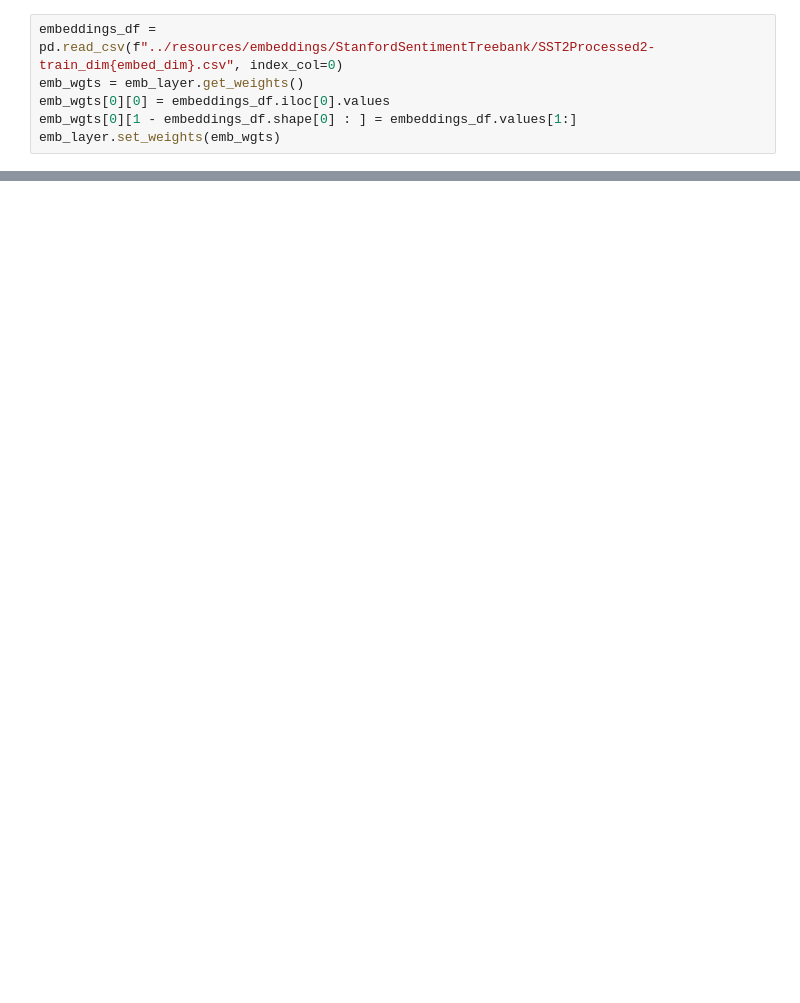
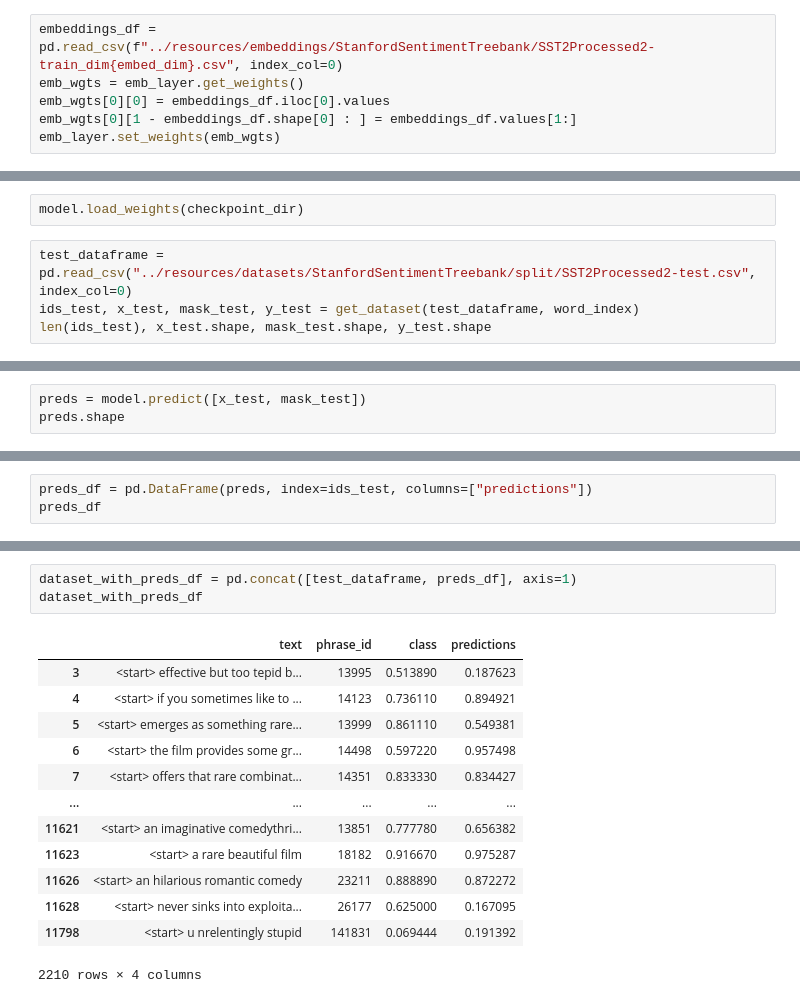
Before and after one commit to AzevedoArthur/nlp-final, a Jupyter notebook: exp2_cnn1D-v3.ipynb, the cells around one changed output, grey strips where cells are left out. Cells and saved outputs as stored; diff of their text form; blank space fills up the shorter version.

```diff
--- a/exp2_cnn1D-v3.ipynb
+++ b/exp2_cnn1D-v3.ipynb
@@ -210,0 +213,6 @@ Epoch 50: val_loss did not improve from 0.63397
+# %%
+model.load_weights(checkpoint_dir)
+# %%
+test_dataframe = pd.read_csv("../resources/datasets/StanfordSentimentTreebank/split/SST2Processed2-test.csv", index_col=0)
+ids_test, x_test, mask_test, y_test = get_dataset(test_dataframe, word_index)
+len(ids_test), x_test.shape, mask_test.shape, y_test.shape
@@ -210,0 +221,3 @@ Epoch 50: val_loss did not improve from 0.63397
+# %%
+preds = model.predict([x_test, mask_test])
+preds.shape
@@ -210,0 +226,3 @@ Epoch 50: val_loss did not improve from 0.63397
+# %%
+preds_df = pd.DataFrame(preds, index=ids_test, columns=["predictions"])
+preds_df
@@ -210,0 +243,17 @@ Epoch 50: val_loss did not improve from 0.63397
+# %%
+dataset_with_preds_df = pd.concat([test_dataframe, preds_df], axis=1)
+dataset_with_preds_df
+# %% [output]
+|  | text | phrase_id | class | predictions |
+| 3 | <start> effective but too tepid b... | 13995 | 0.513890 | 0.187623 |
+| 4 | <start> if you sometimes like to ... | 14123 | 0.736110 | 0.894921 |
+| 5 | <start> emerges as something rare... | 13999 | 0.861110 | 0.549381 |
+| 6 | <start> the film provides some gr... | 14498 | 0.597220 | 0.957498 |
+| 7 | <start> offers that rare combinat... | 14351 | 0.833330 | 0.834427 |
+| ... | ... | ... | ... | ... |
+| 11621 | <start> an imaginative comedythri... | 13851 | 0.777780 | 0.656382 |
+| 11623 | <start> a rare beautiful film | 18182 | 0.916670 | 0.975287 |
+| 11626 | <start> an hilarious romantic comedy | 23211 | 0.888890 | 0.872272 |
+| 11628 | <start> never sinks into exploita... | 26177 | 0.625000 | 0.167095 |
+| 11798 | <start> u nrelentingly stupid | 141831 | 0.069444 | 0.191392 |
+2210 rows × 4 columns
```
Also changed, not shown: parts of 15 cells of this notebook, 1 other file.
